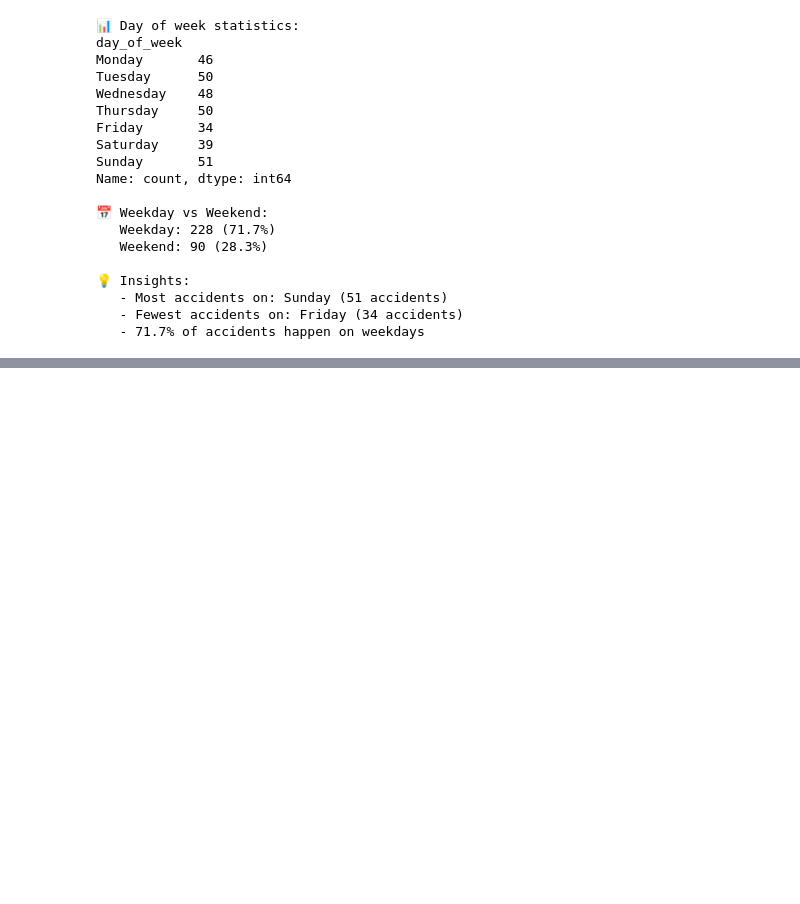
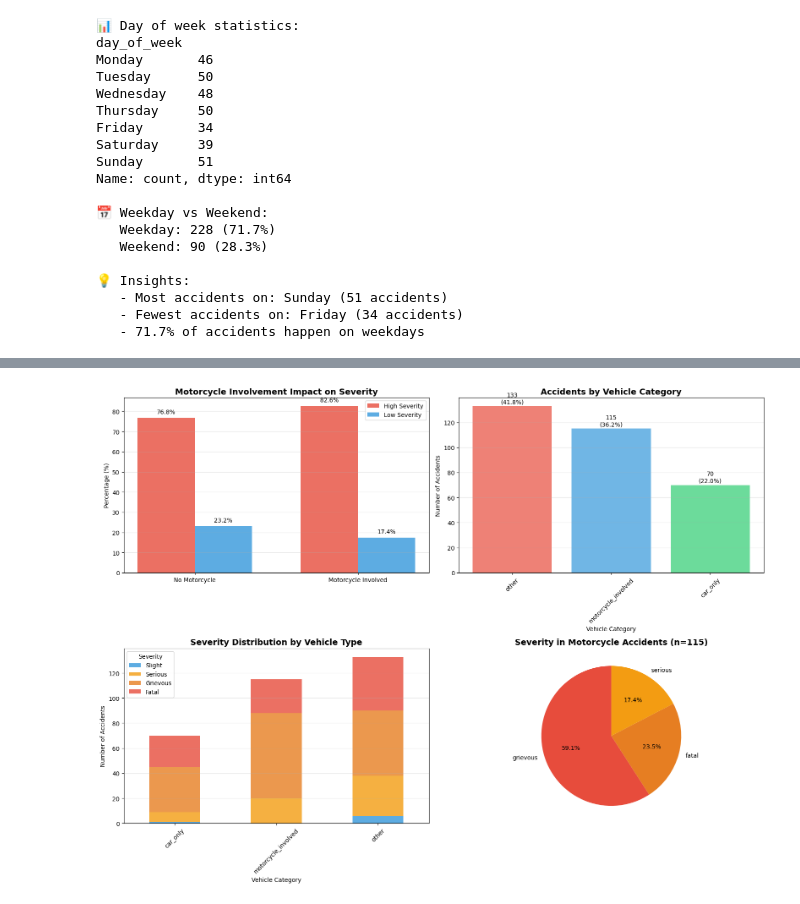
Before and after one commit to MLTeam11/Malta-Traffic-Accident-ML, a Jupyter notebook: notebooks/2_exploratory_analysis.ipynb, the cells around one changed output, grey strips where cells are left out. Cells and saved outputs as stored; diff of their text form; code cells hidden in the pictures; blank space fills up the shorter version.

```diff
--- a/notebooks/2_exploratory_analysis.ipynb
+++ b/notebooks/2_exploratory_analysis.ipynb
@@ -391,0 +556,78 @@ Name: count, dtype: int64
+# %%
+# VEHICLE ANALYSIS
+
+print("="*70)
+print("VEHICLE INVOLVEMENT ANALYSIS")
+print("="*70)
+
+fig, axes = plt.subplots(2, 2, figsize=(16, 12))
+
+# Plot 1: Motorcycle vs No Motorcycle - Severity
+moto_severity = pd.crosstab(df['has_motorcycle'], df['severity_binary'], normalize='index') * 100
+moto_labels = ['No Motorcycle', 'Motorcycle Involved']
+
+x = np.arange(len(moto_labels))
+width = 0.35
+
+high_moto = [moto_severity.loc[0, 'high'], moto_severity.loc[1, 'high']]
+low_moto = [moto_severity.loc[0, 'low'], moto_severity.loc[1, 'low']]
+
+axes[0, 0].bar(x - width/2, high_moto, width, label='High Severity', color='#e74c3c', alpha=0.8)
+axes[0, 0].bar(x + width/2, low_moto, width, label='Low Severity', color='#3498db', alpha=0.8)
+axes[0, 0].set_title('Motorcycle Involvement Impact on Severity', fontsize=14, fontweight='bold')
+axes[0, 0].set_ylabel('Percentage (%)')
+axes[0, 0].set_xticks(x)
+axes[0, 0].set_xticklabels(moto_labels)
+axes[0, 0].legend()
+axes[0, 0].grid(axis='y', alpha=0.3)
+
+# Add percentage labels
+for i, (h, l) in enumerate(zip(high_moto, low_moto)):
+    axes[0, 0].text(i - width/2, h + 2, f'{h:.1f}%', ha='center', fontsize=10)
+    axes[0, 0].text(i + width/2, l + 2, f'{l:.1f}%', ha='center', fontsize=10)
+
+# Plot 2: Vehicle Category Distribution
+vehicle_counts = df['vehicle_category'].value_counts()
+colors_vehicle = ['#e74c3c', '#3498db', '#2ecc71']
+axes[0, 1].bar(vehicle_counts.index, vehicle_counts.values, color=colors_vehicle, alpha=0.7)
+axes[0, 1].set_title('Accidents by Vehicle Category', fontsize=14, fontweight='bold')
+axes[0, 1].set_xlabel('Vehicle Category')
+axes[0, 1].set_ylabel('Number of Accidents')
+axes[0, 1].tick_params(axis='x', rotation=45)
+axes[0, 1].grid(axis='y', alpha=0.3)
+
+# Add counts
+for i, (cat, count) in enumerate(vehicle_counts.items()):
+    pct = count / len(df) * 100
+    axes[0, 1].text(i, count + 2, f'{count}\n({pct:.1f}%)', ha='center', fontsize=10)
+
+# Plot 3: Severity by Vehicle Category
+vehicle_severity = pd.crosstab(df['vehicle_category'], df['severity'])
+vehicle_severity = vehicle_severity[['slight', 'serious', 'grievous', 'fatal']]
+vehicle_severity.plot(kind='bar', stacked=True, ax=axes[1, 0],
+                      color=['#3498db', '#f39c12', '#e67e22', '#e74c3c'], alpha=0.8)
+axes[1, 0].set_title('Severity Distribution by Vehicle Type', fontsize=14, fontweight='bold')
+axes[1, 0].set_xlabel('Vehicle Category')
+axes[1, 0].set_ylabel('Number of Accidents')
+axes[1, 0].legend(title='Severity', labels=['Slight', 'Serious', 'Grievous', 'Fatal'])
+axes[1, 0].tick_params(axis='x', rotation=45)
+axes[1, 0].grid(axis='y', alpha=0.3)
+
+# Plot 4: Motorcycle Accidents - Detailed Severity
+moto_df = df[df['has_motorcycle'] == 1]
+moto_sev_counts = moto_df['severity'].value_counts()
+axes[1, 1].pie(moto_sev_counts.values, labels=moto_sev_counts.index, autopct='%1.1f%%',
+               colors=['#e74c3c', '#e67e22', '#f39c12', '#3498db'], startangle=90)
+axes[1, 1].set_title(f'Severity in Motorcycle Accidents (n={len(moto_df)})',
+                     fontsize=14, fontweight='bold')
+
+plt.tight_layout()
+plt.savefig('../outputs/figures/vehicle_analysis.png', dpi=300, bbox_inches='tight')
+plt.show()
+
+print("\n💡 Vehicle Analysis Insights:")
+print(f"   - Total motorcycle accidents: {(df['has_motorcycle'] == 1).sum()} ({(df['has_motorcycle'] == 1).sum()/len(df)*100:.1f}%)")
+print(f"   - High severity with motorcycle: {high_moto[1]:.1f}%")
+print(f"   - High severity without motorcycle: {high_moto[0]:.1f}%")
+print(f"   - Motorcycle fatal rate: {(moto_df['severity'] == 'fatal').sum()}/{len(moto_df)} ({(moto_df['severity'] == 'fatal').sum()/len(moto_df)*100:.1f}%)")
+# %% [output]
@@ -391,0 +637 @@ Name: count, dtype: int64
+[figure, added]
```
Also changed, not shown: parts of 8 cells of this notebook, 5 other files.
